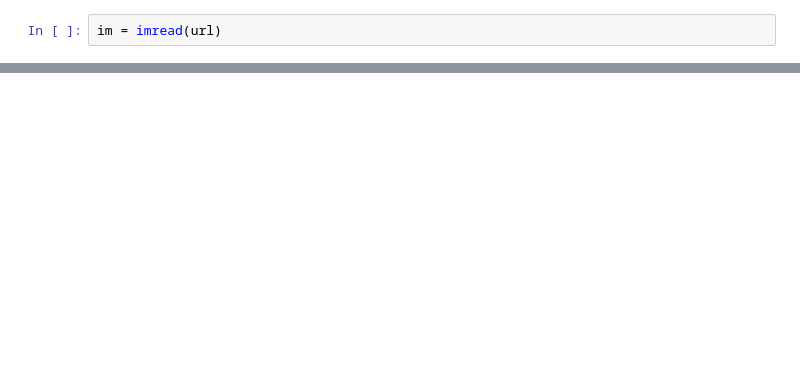
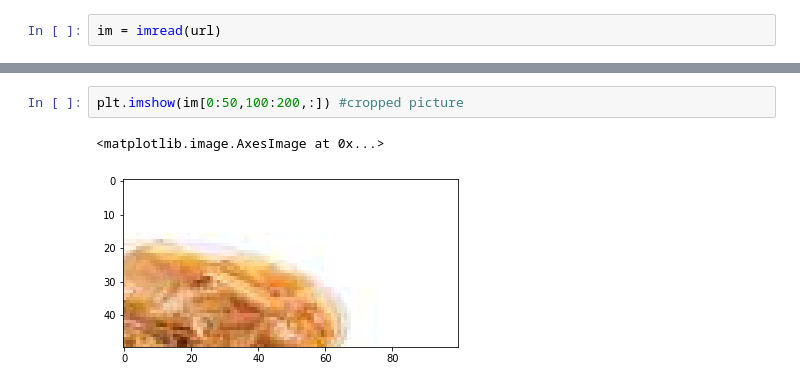
Before and after one commit to skylarsepanek/Stats_Sepanek, a Jupyter notebook: Sepanek_Lab_4_.ipynb, the cells around one changed output, grey strips where cells are left out. Cells and saved outputs as stored; diff of their text form; blank space fills up the shorter version.

```diff
--- a/Sepanek_Lab_4_.ipynb
+++ b/Sepanek_Lab_4_.ipynb
@@ -16,0 +45,5 @@ plt.axis('off');
+# %%
+plt.imshow(im[0:50,100:200,:]) #cropped picture
+# %% [output]
+<matplotlib.image.AxesImage at 0x...>
+[figure, added]
```
Also changed, not shown: parts of 9 cells of this notebook.
